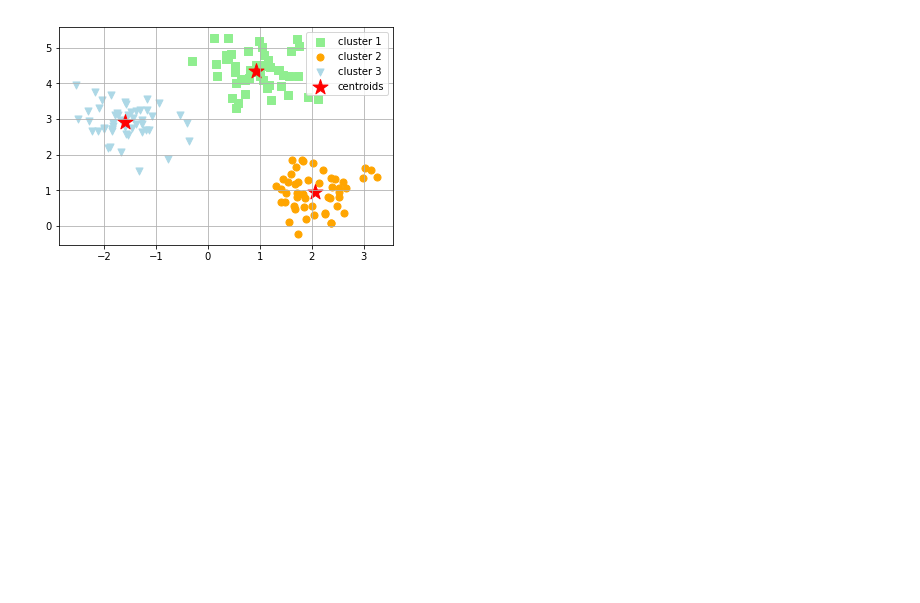
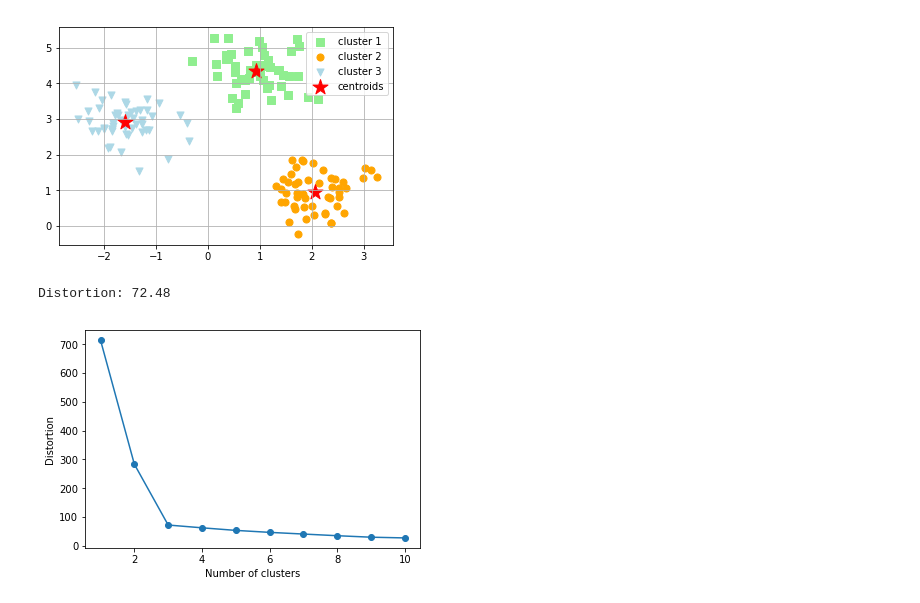
Before and after one commit to eugene-zuban/python-machine-learning-code, a Jupyter notebook: ch11/01-clustering-analysis-k-means.ipynb, the cells around one changed output. Cells and saved outputs as stored; diff of their text form; code cells hidden in the pictures; blank space fills up the shorter version.

Commit message:
plotting distortion for different values of k

```diff
--- a/ch11/01-clustering-analysis-k-means.ipynb
+++ b/ch11/01-clustering-analysis-k-means.ipynb
@@ -23,3 +23,22 @@ plt.grid()
 plt.show()
 # %% [output]
 [figure]
+# %%
+print('Distortion: %.2f' % km.inertia_)
+# %% [output]
+Distortion: 72.48
+# %%
+# finding optimal number of clusters with the elbow method
+# plotting distortion for different values of k
+distortions = []
+for i in range(1, 11):
+    km = KMeans(n_clusters=i, init='k-means++', n_init=10, max_iter=300, random_state=0)
+    km.fit(X)
+    distortions.append(km.inertia_)
+
+plt.plot(range(1,11), distortions, marker='o')
+plt.xlabel('Number of clusters')
+plt.ylabel('Distortion')
+plt.show()
+# %% [output]
+[figure, added]
```
